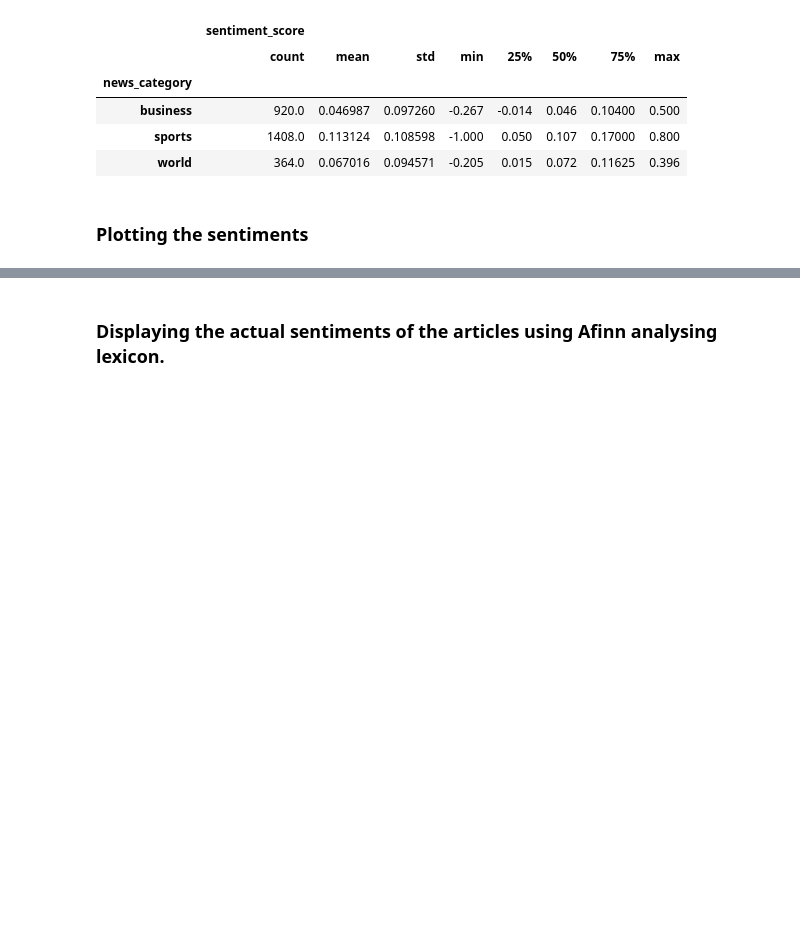
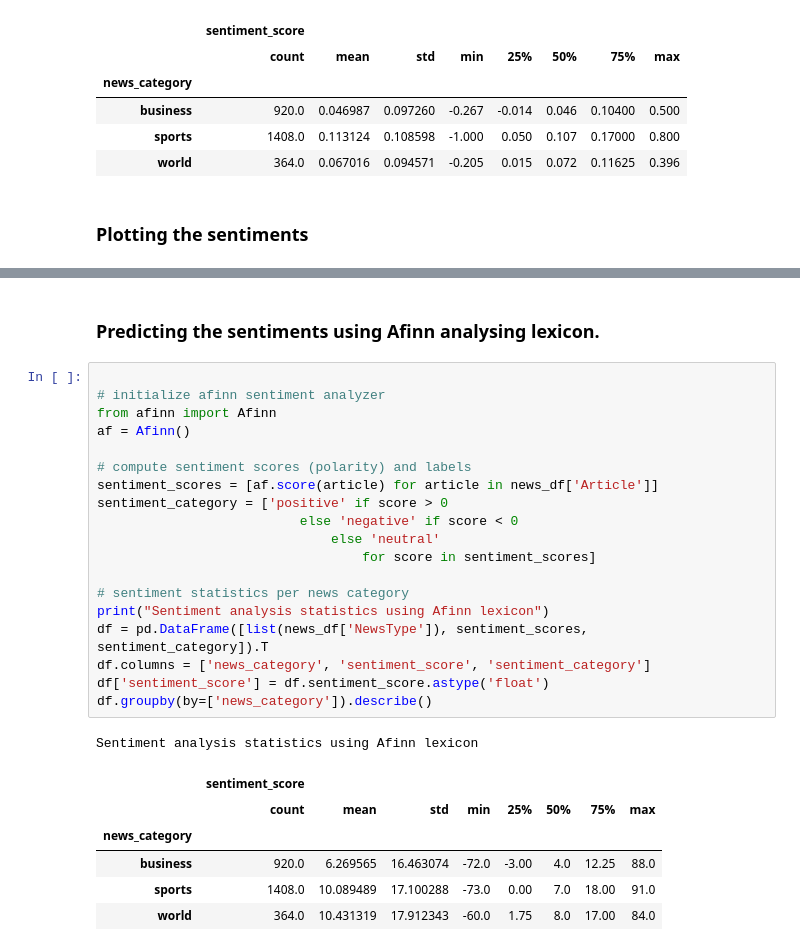
Before and after one commit to utkarshaverma/SemanticAnalysis, a Jupyter notebook: Sentiment Analysis - News Articles.ipynb, the cells around one changed output, grey strips where cells are left out. Drawn from its saved outputs; the diff is of its cells as text; blank space fills up the shorter version.

```diff
--- a/Sentiment Analysis - News Articles.ipynb
+++ b/Sentiment Analysis - News Articles.ipynb
@@ -56,5 +61,32 @@ fc = sns.factorplot(x="news_category", hue="sentiment_category",
 # %% [output]
 [figure]
 # %% [markdown]
-### Displaying the actual sentiments of the articles using Afinn analysing lexicon.
+### Predicting the sentiments using Afinn analysing lexicon.
+# %%
+
+# initialize afinn sentiment analyzer
+from afinn import Afinn
+af = Afinn()
+
+# compute sentiment scores (polarity) and labels
+sentiment_scores = [af.score(article) for article in news_df['Article']]
+sentiment_category = ['positive' if score > 0
+                          else 'negative' if score < 0
+                              else 'neutral'
+                                  for score in sentiment_scores]
+
+# sentiment statistics per news category
+print("Sentiment analysis statistics using Afinn lexicon")
+df = pd.DataFrame([list(news_df['NewsType']), sentiment_scores, sentiment_category]).T
+df.columns = ['news_category', 'sentiment_score', 'sentiment_category']
+df['sentiment_score'] = df.sentiment_score.astype('float')
+df.groupby(by=['news_category']).describe()
+# %% [output]
+Sentiment analysis statistics using Afinn lexicon
+|  | sentiment_score |  |  |  |  |  |  |  |
+|  | count | mean | std | min | 25% | 50% | 75% | max |
+| news_category |  |  |  |  |  |  |  |  |
+| business | 920.0 | 6.269565 | 16.463074 | -72.0 | -3.00 | 4.0 | 12.25 | 88.0 |
+| sports | 1408.0 | 10.089489 | 17.100288 | -73.0 | 0.00 | 7.0 | 18.00 | 91.0 |
+| world | 364.0 | 10.431319 | 17.912343 | -60.0 | 1.75 | 8.0 | 17.00 | 84.0 |
 # %%
```
Also changed, not shown: parts of 12 cells of this notebook, 7 other files.
